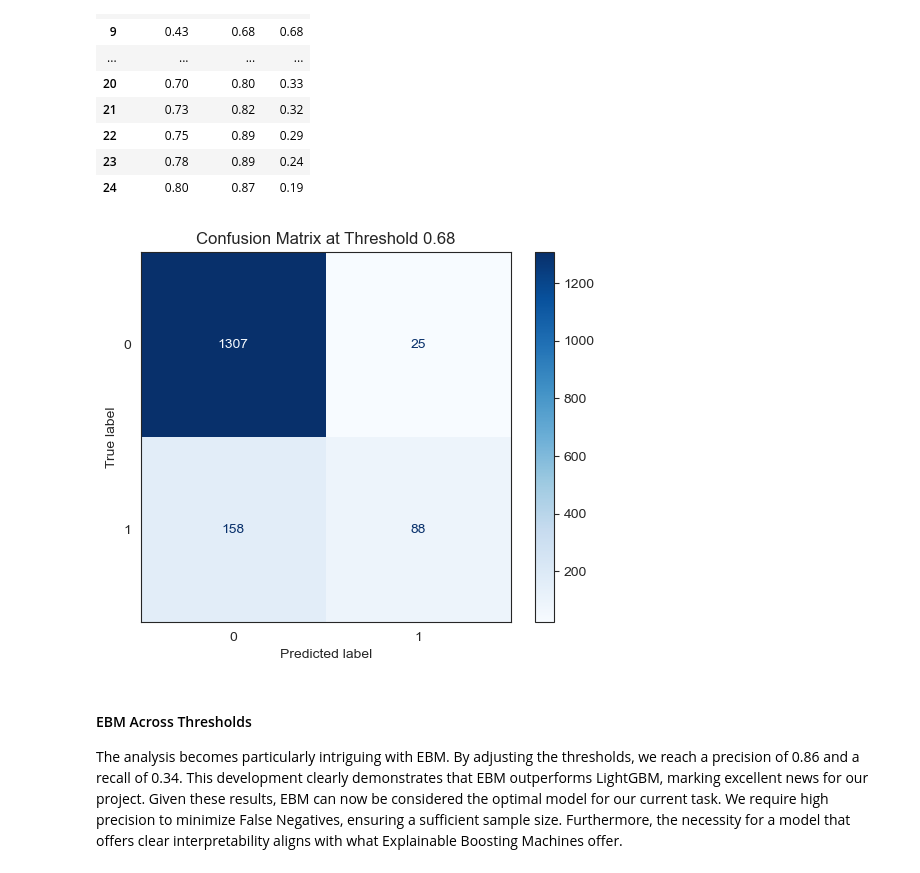
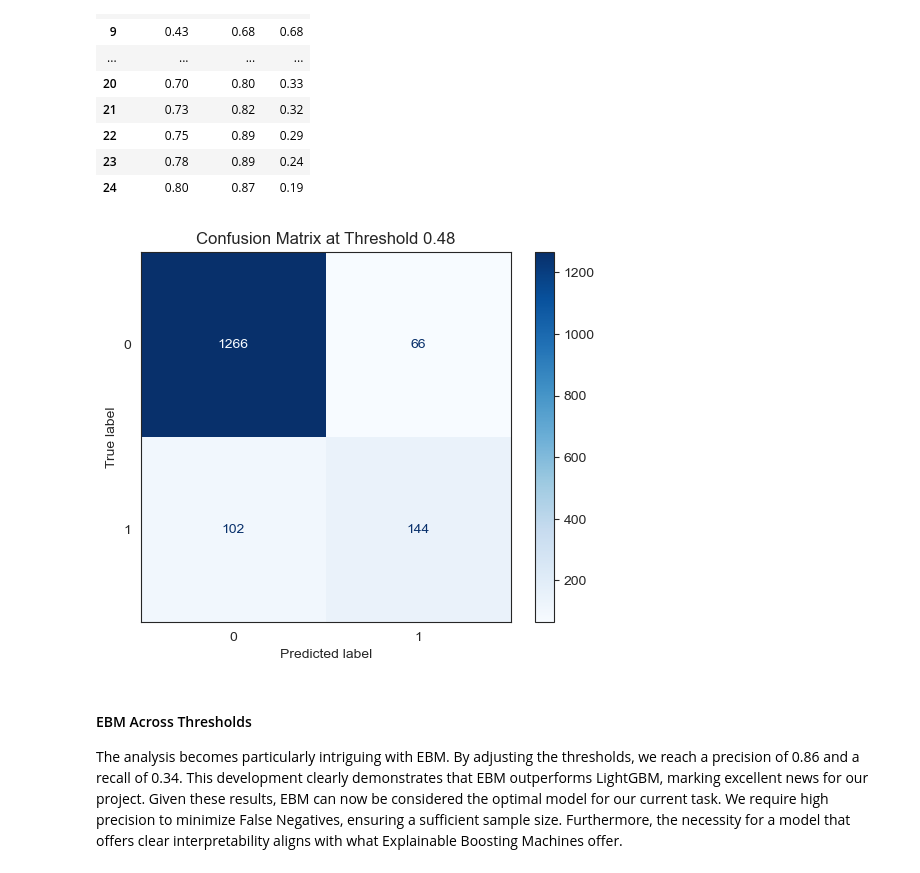
Before and after one commit to FutureGoose/ecommerce_purchase_prediction, a Jupyter notebook: gustaf_boden_ml_projekt.ipynb, the cells around one changed output. Cells and saved outputs as stored; diff of their text form; code cells hidden in the pictures.

```diff
--- a/gustaf_boden_ml_projekt.ipynb
+++ b/gustaf_boden_ml_projekt.ipynb
@@ -1882,9 +1897,9 @@ evaluate_thresholds(lgbm_model, X_val_preprocessed, y_val)
 | 24 | 0.80 | 0.87 | 0.19 |
 # %%
 # Confusion Matrix with percentages
-plot_confusion_matrix_with_threshold(lgbm_model, X_val_preprocessed, y_val, threshold=0.68, normalize=False)
+plot_confusion_matrix_with_threshold(lgbm_model, X_val_preprocessed, y_val, threshold=0.48, normalize=False)
 # %% [output]
-[figure, old version]
+[figure, new version]
 # %% [markdown]
 #### EBM Across Thresholds
 The analysis becomes particularly intriguing with EBM. By adjusting the thresholds, we reach a precision of 0.86 and a recall of 0.34. This development clearly demonstrates that EBM outperforms LightGBM, marking excellent news for our project. Given these results, EBM can now be considered the optimal model for our current task. We require high precision to minimize False Negatives, ensuring a sufficient sample size. Furthermore, the necessity for a model that offers clear interpretability aligns with what Explainable Boosting Machines offer.
```
Also changed, not shown: parts of 19 cells of this notebook.
